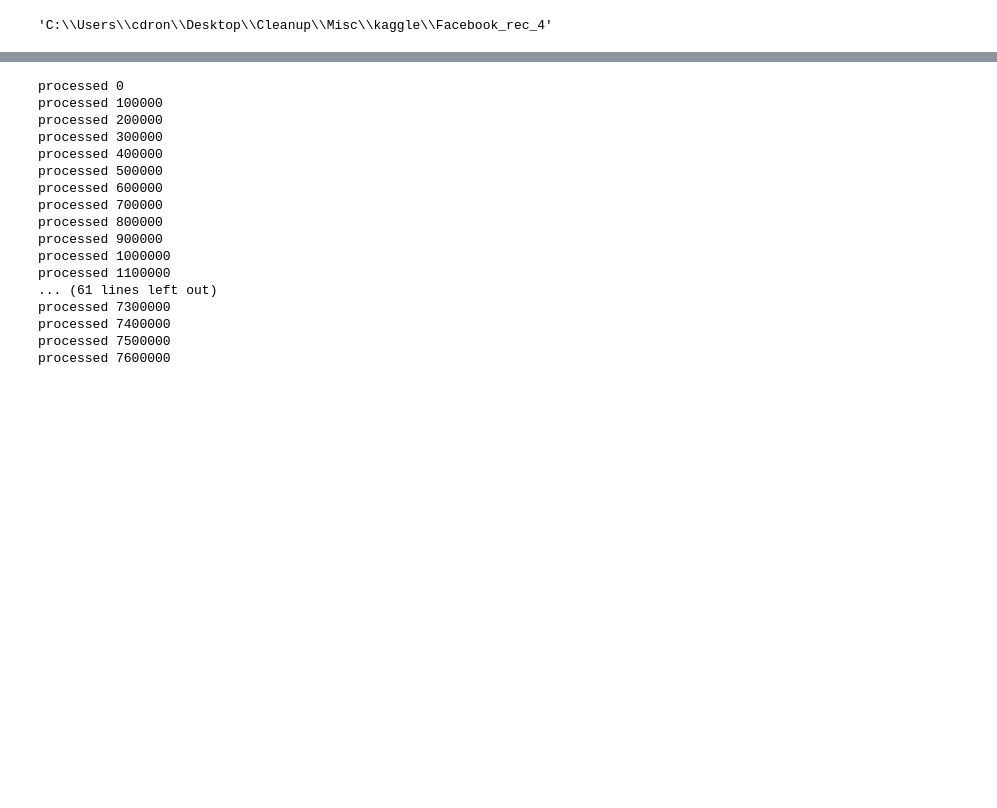
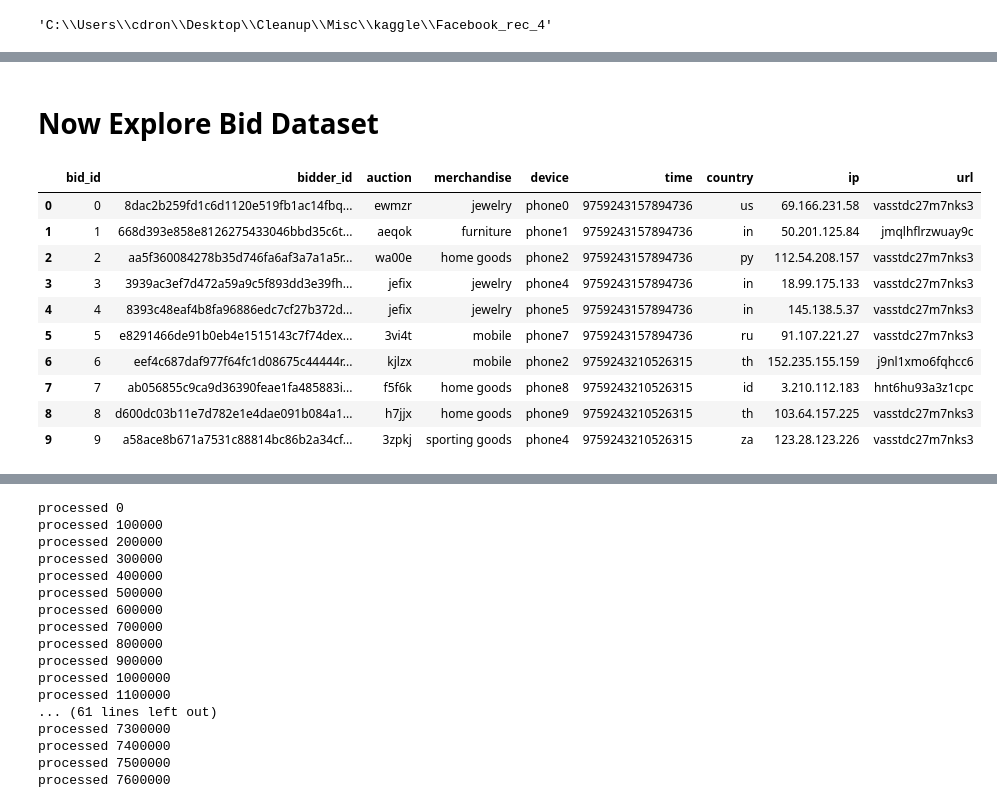
Before and after one commit to chandrad/random, a Jupyter notebook: K0.89249_diffstrat.ipynb, the cells around one changed output, grey strips where cells are left out. Drawn from its saved outputs; the diff is of its cells as text; code cells hidden in the pictures; blank space fills up the shorter version.

```diff
--- a/K0.89249_diffstrat.ipynb
+++ b/K0.89249_diffstrat.ipynb
@@ -13,0 +89,16 @@ os.getcwd()
+# %% [markdown]
+# Now Explore Bid Dataset
+# %%
+bids[:10]
+# %% [output]
+|  | bid_id | bidder_id | auction | merchandise | device | time | country | ip | url |
+| 0 | 0 | 8dac2b259fd1c6d1120e519fb1ac14fbq... | ewmzr | jewelry | phone0 | 9759243157894736 | us | 69.166.231.58 | vasstdc27m7nks3 |
+| 1 | 1 | 668d393e858e8126275433046bbd35c6t... | aeqok | furniture | phone1 | 9759243157894736 | in | 50.201.125.84 | jmqlhflrzwuay9c |
+| 2 | 2 | aa5f360084278b35d746fa6af3a7a1a5r... | wa00e | home goods | phone2 | 9759243157894736 | py | 112.54.208.157 | vasstdc27m7nks3 |
+| 3 | 3 | 3939ac3ef7d472a59a9c5f893dd3e39fh... | jefix | jewelry | phone4 | 9759243157894736 | in | 18.99.175.133 | vasstdc27m7nks3 |
+| 4 | 4 | 8393c48eaf4b8fa96886edc7cf27b372d... | jefix | jewelry | phone5 | 9759243157894736 | in | 145.138.5.37 | vasstdc27m7nks3 |
+| 5 | 5 | e8291466de91b0eb4e1515143c7f74dex... | 3vi4t | mobile | phone7 | 9759243157894736 | ru | 91.107.221.27 | vasstdc27m7nks3 |
+| 6 | 6 | eef4c687daf977f64fc1d08675c44444r... | kjlzx | mobile | phone2 | 9759243210526315 | th | 152.235.155.159 | j9nl1xmo6fqhcc6 |
+| 7 | 7 | ab056855c9ca9d36390feae1fa485883i... | f5f6k | home goods | phone8 | 9759243210526315 | id | 3.210.112.183 | hnt6hu93a3z1cpc |
+| 8 | 8 | d600dc03b11e7d782e1e4dae091b084a1... | h7jjx | home goods | phone9 | 9759243210526315 | th | 103.64.157.225 | vasstdc27m7nks3 |
+| 9 | 9 | a58ace8b671a7531c88814bc86b2a34cf... | 3zpkj | sporting goods | phone4 | 9759243210526315 | za | 123.28.123.226 | vasstdc27m7nks3 |
```
Also changed, not shown: parts of 32 cells of this notebook.
